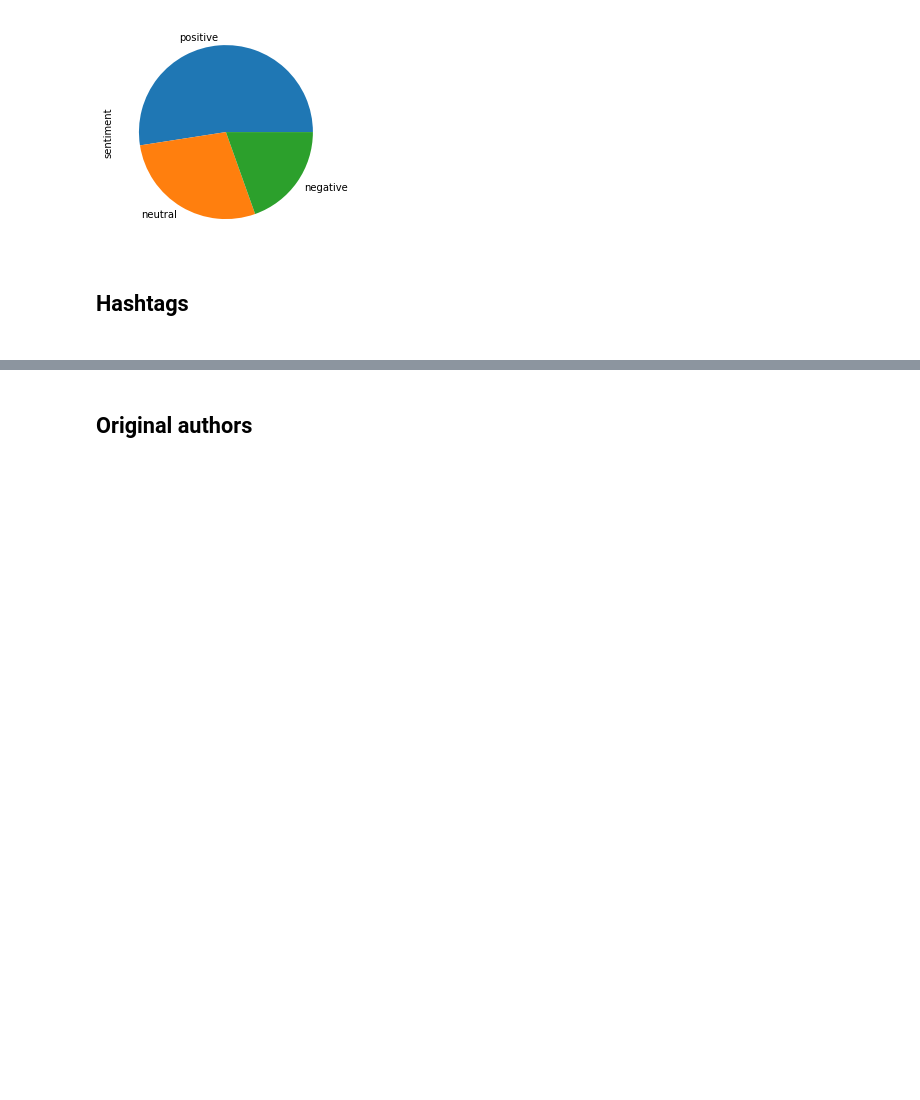
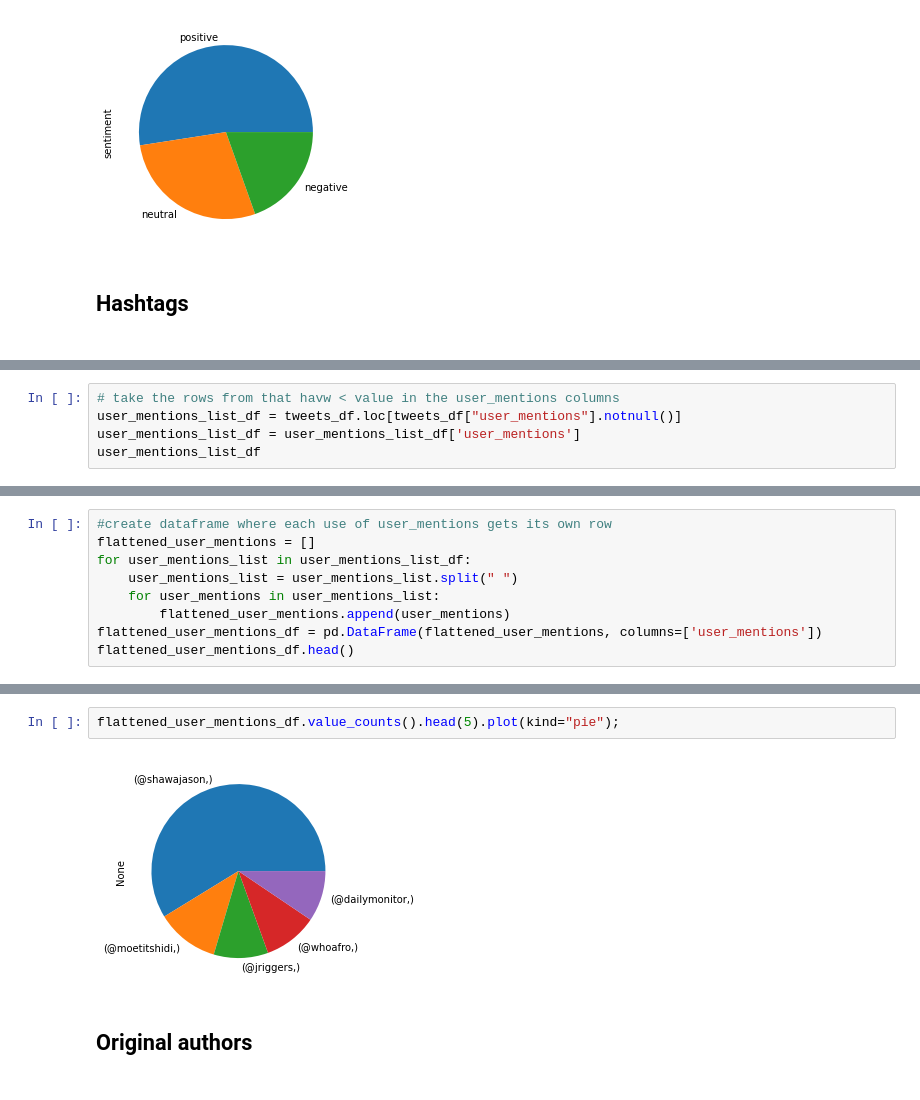
Before and after one commit to zelalemgetahun9374/Twitter-Data-Analysis, a Jupyter notebook: Notebooks/Data_preprocessing_and_exploration.ipynb, the cells around one changed output, grey strips where cells are left out. Drawn from its saved outputs; the diff is of its cells as text; blank space fills up the shorter version.

```diff
--- a/Notebooks/Data_preprocessing_and_exploration.ipynb
+++ b/Notebooks/Data_preprocessing_and_exploration.ipynb
@@ -331,0 +307,5 @@ flattened_hashtags_df.value_counts().head(10).plot(kind="pie");
+# %%
+# take the rows from that havw < value in the user_mentions columns
+user_mentions_list_df = tweets_df.loc[tweets_df["user_mentions"].notnull()]
+user_mentions_list_df = user_mentions_list_df['user_mentions']
+user_mentions_list_df
@@ -331,0 +325,9 @@ flattened_hashtags_df.value_counts().head(10).plot(kind="pie");
+# %%
+#create dataframe where each use of user_mentions gets its own row
+flattened_user_mentions = []
+for user_mentions_list in user_mentions_list_df:
+    user_mentions_list = user_mentions_list.split(" ")
+    for user_mentions in user_mentions_list:
+        flattened_user_mentions.append(user_mentions)
+flattened_user_mentions_df = pd.DataFrame(flattened_user_mentions, columns=['user_mentions'])
+flattened_user_mentions_df.head()
@@ -332,3 +357,7 @@ flattened_hashtags_df.value_counts().head(10).plot(kind="pie");
+# %%
+flattened_user_mentions_df.value_counts().head(5).plot(kind="pie");
+# %% [output]
+[figure, added]
 # %% [markdown]
 <h2>Original authors<h2>
 # %%
```
Also changed, not shown: parts of 33 cells of this notebook, 4 other files.
